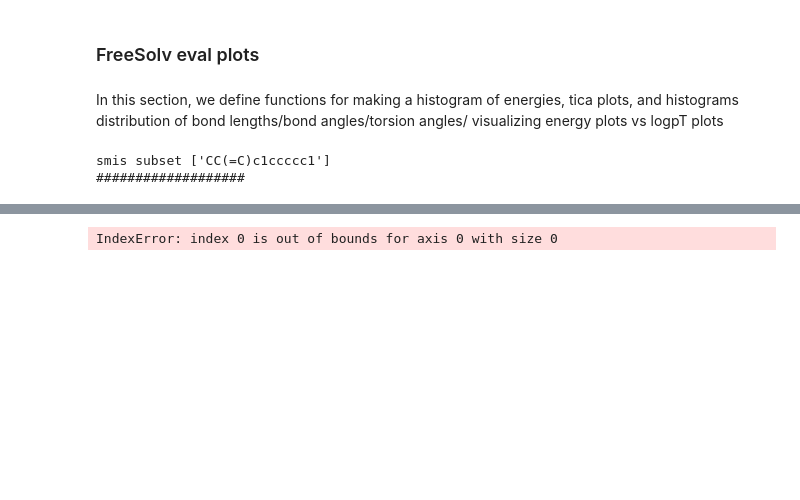
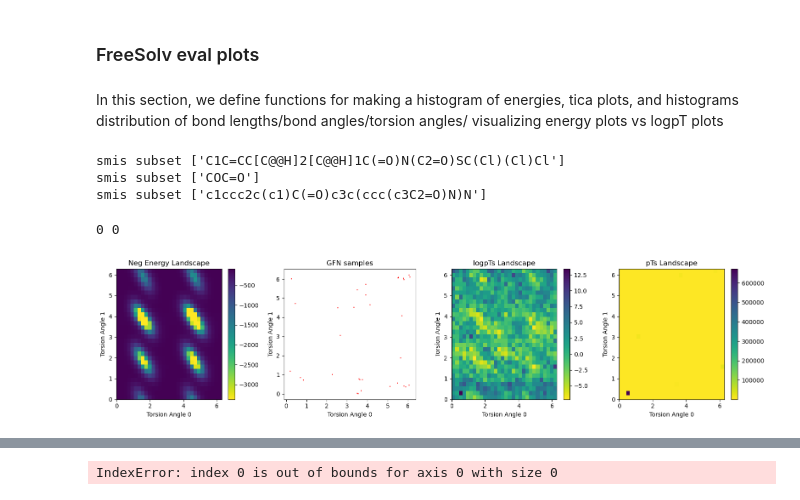
Before and after one commit to LenaNehale/torsional-diffusion, a Jupyter notebook: playground.ipynb, the cells around one changed output, grey strips where cells are left out. Drawn from its saved outputs; the diff is of its cells as text; code cells hidden in the pictures; blank space fills up the shorter version.

```diff
--- a/playground.ipynb
+++ b/playground.ipynb
@@ -240,19 +257,21 @@ sigma_min = 0.01 * np.pi
 sigma_max = np.pi
 ## energy params
 energy_fn = 'mmff'
-seed = 0
+seed = 76
 k_b = 0.001987204118
 room_temp = 298.15
 T = k_b * room_temp
 logrew_clamp = -1e5
 n_smis_batch = 1
-energy_fn, seed, p_replay, p_expl, diffusion_steps, batch_size = 'mmff', 0, 0.0, 0.0, 20, 1024
-#smis = " CCS  C1C=CC[C@@H]2[C@@H]1C(=O)N(C2=O)SC(Cl)(Cl)Cl  COc1ccccc1  CC(=C)c1ccccc1  CCc1cccc2c1cccc2".split()
-smis = "CC(=C)c1ccccc1".split()
+energy_fn, seed, p_replay, p_expl, diffusion_steps, batch_size = 'mmff', 0, 0.0, 0.0, 20, 32
+smis = "C1C=CC[C@@H]2[C@@H]1C(=O)N(C2=O)SC(Cl)(Cl)Cl  COC=O  c1ccc2c(c1)C(=O)c3c(ccc(c3C2=O)N)N".split()
+#smis = "CCS".split()
 limit_train_mols = len(smis)
+n_local_structures = 1
 max_n_local_structures = 1
-train_mode = 'mle'
-use_synthetic_aug = True
+train_mode = 'gflownet'
+use_synthetic_aug = False
+init_positions_path = "/home/mila/l/lena-nehale.ezzine/ai4mols/torsional-diffusion/data/md_trajs_dict.pkl"
 # %%
 from gflownet.make_eval_plots import *
 
@@ -262,10 +281,9 @@ if limit_train_mols == 1 :
     exp_path += f"_smi_{smis[0]}"
 model = load_model(exp_path, device)
 
-
-
-generated_stuff = generate_stuff(model, smis, n_smis_batch, batch_size, diffusion_steps, T, logrew_clamp, energy_fn,device, sigma_min, sigma_max)
+generated_stuff = generate_stuff(model, smis, n_smis_batch, batch_size, diffusion_steps, T, logrew_clamp, energy_fn, device, sigma_min, sigma_max, init_positions_path = init_positions_path, n_local_structures = n_local_structures, max_n_local_structures = max_n_local_structures, train_mode = 'gflownet')
 torch.cuda.empty_cache()
 # %% [output]
-smis subset ['CC(=C)c1ccccc1']
-###################
+smis subset ['C1C=CC[C@@H]2[C@@H]1C(=O)N(C2=O)SC(Cl)(Cl)Cl']
+smis subset ['COC=O']
+smis subset ['c1ccc2c(c1)C(=O)c3c(ccc(c3C2=O)N)N']
@@ -271,0 +353,12 @@ smis subset ['CC(=C)c1ccccc1']
+# %%
+steps = 20
+num_points = 30
+num_trajs = 16
+plot_energy_landscape = True
+plot_pt = True
+plot_sampled_confs = True
+
+plot_energy_samples_logpTs(model, smis, generated_stuff, energy_fn, init_positions_path, n_local_structures, max_n_local_structures, sigma_min, sigma_max,  steps, device, num_points, num_trajs, T,  plot_energy_landscape, plot_sampled_confs, plot_pt, use_wandb  = False, path = None )
+# %% [output]
+0 0
+[figure, added]
```
Also changed, not shown: parts of 16 cells of this notebook, 6 other files.
